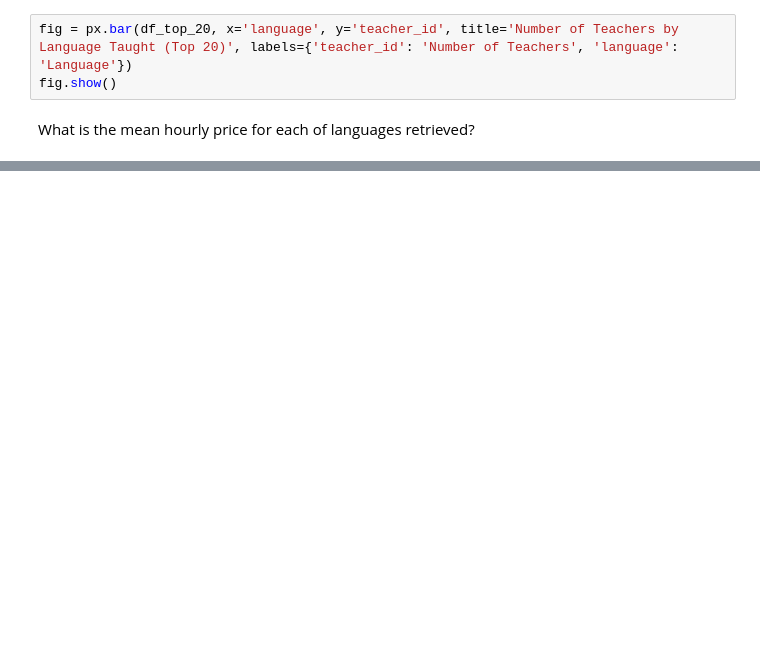
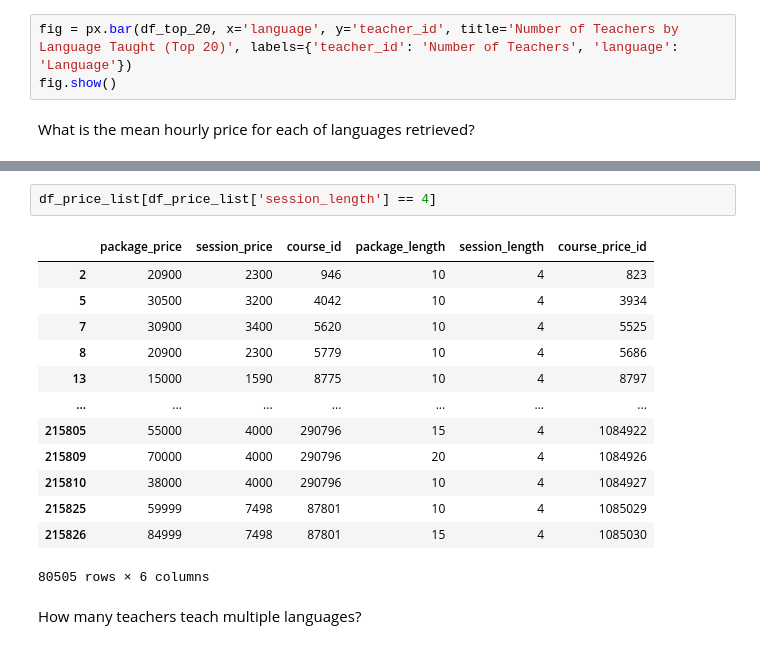
Before and after one commit to ernmin/Project4GA, a Jupyter notebook: EDA/EDA.ipynb, the cells around one changed output, grey strips where cells are left out. Cells and saved outputs as stored; diff of their text form; blank space fills up the shorter version.

```diff
--- a/EDA/EDA.ipynb
+++ b/EDA/EDA.ipynb
@@ -86,0 +167,18 @@ What is the mean hourly price for each of languages retrieved?
+# %%
+df_price_list[df_price_list['session_length'] == 4]
+# %% [output]
+|  | package_price | session_price | course_id | package_length | session_length | course_price_id |
+| 2 | 20900 | 2300 | 946 | 10 | 4 | 823 |
+| 5 | 30500 | 3200 | 4042 | 10 | 4 | 3934 |
+| 7 | 30900 | 3400 | 5620 | 10 | 4 | 5525 |
+| 8 | 20900 | 2300 | 5779 | 10 | 4 | 5686 |
+| 13 | 15000 | 1590 | 8775 | 10 | 4 | 8797 |
+| ... | ... | ... | ... | ... | ... | ... |
+| 215805 | 55000 | 4000 | 290796 | 15 | 4 | 1084922 |
+| 215809 | 70000 | 4000 | 290796 | 20 | 4 | 1084926 |
+| 215810 | 38000 | 4000 | 290796 | 10 | 4 | 1084927 |
+| 215825 | 59999 | 7498 | 87801 | 10 | 4 | 1085029 |
+| 215826 | 84999 | 7498 | 87801 | 15 | 4 | 1085030 |
+80505 rows × 6 columns
+# %% [markdown]
+How many teachers teach multiple languages?
```
Also changed, not shown: parts of 15 cells of this notebook.
